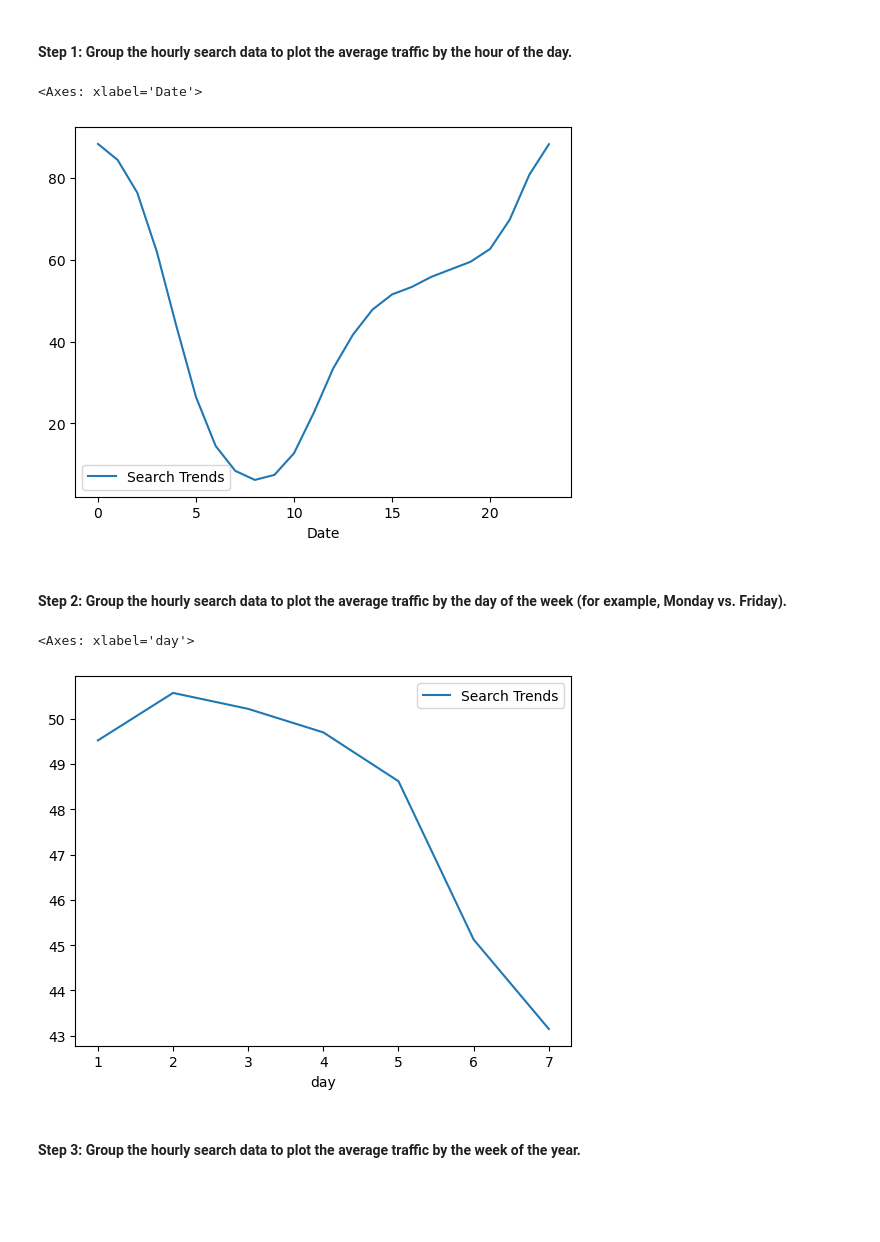
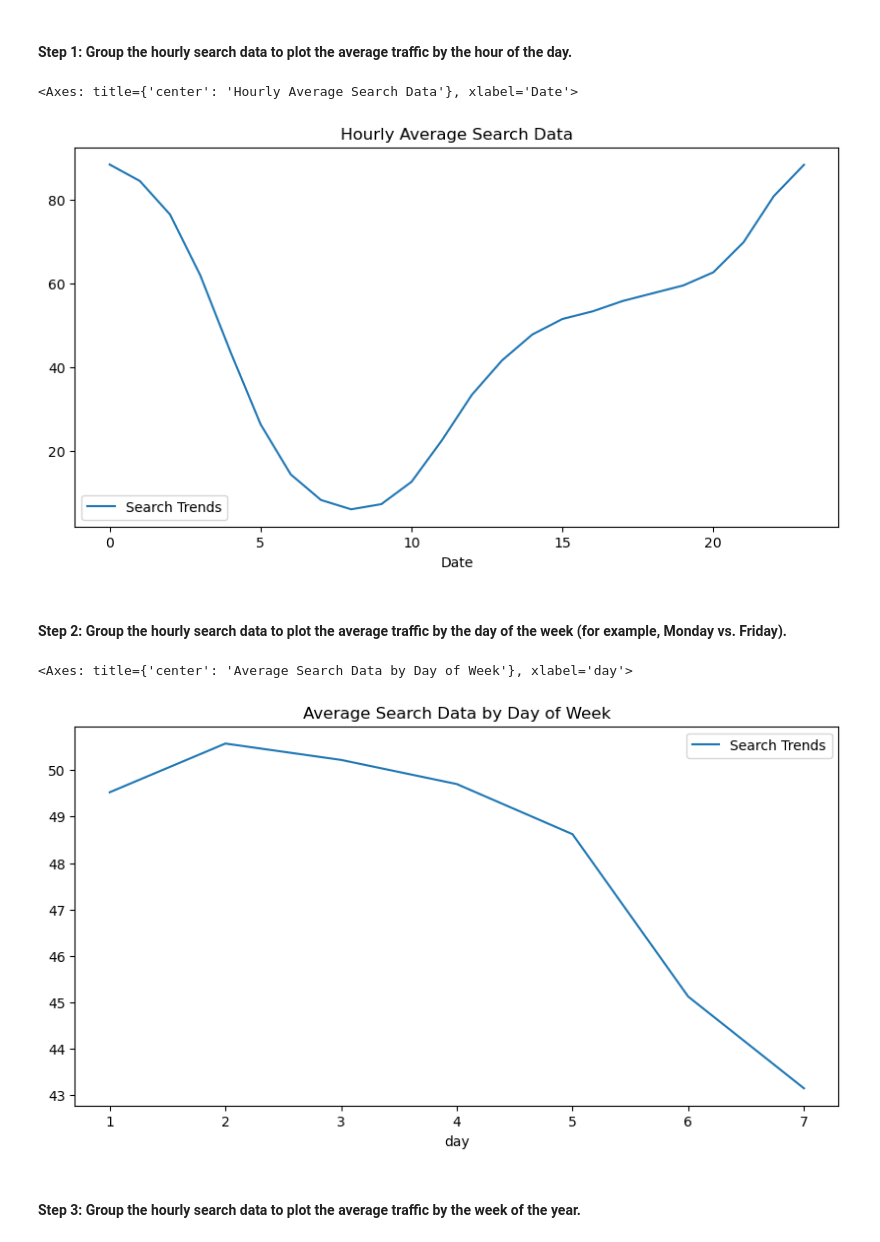
Before and after one commit to elcooney/prophet-challenge, a Jupyter notebook: forecasting_net_prophet.ipynb, the cells around one changed output. Saved outputs shown, nothing was run; the diff lists cells and outputs as text; code cells hidden in the pictures; blank space fills up the shorter version.

```diff
--- a/forecasting_net_prophet.ipynb
+++ b/forecasting_net_prophet.ipynb
@@ -171,17 +171,19 @@ To that end, you want to mine the search traffic data for predictable seasonal p
 # %%
 # Group the hourly search data to plot the average traffic by the day of week, using `df.index.hour`
 hourly_traffic = df_mercado_trends.groupby([df_mercado_trends.index.hour]).mean()
-hourly_traffic.plot()
+hourly_traffic.plot(title="Hourly Average Search Data", figsize=[10,5])
 # %% [output]
-<Axes: xlabel='Date'>
+<Axes: title={'center': 'Hourly Average Search Data'}, xlabel='Date'>
-[figure, old version]
+[figure, new version]
 # %% [markdown]
 #### Step 2: Group the hourly search data to plot the average traffic by the day of the week (for example, Monday vs. Friday).
 # %%
 # Group the hourly search data to plot the average traffic by the day of week, using `df.index.isocalendar().day`.
+hourly_traffic = df_mercado_trends.groupby([df_mercado_trends.index.isocalendar().day]).mean()
+hourly_traffic.plot(title="Average Search Data by Day of Week", figsize=[10,5])
 # %% [output]
-<Axes: xlabel='day'>
+<Axes: title={'center': 'Average Search Data by Day of Week'}, xlabel='day'>
-[figure, old version]
+[figure, new version]
 # %% [markdown]
 #### Step 3: Group the hourly search data to plot the average traffic by the week of the year.
 # %%
```
Also changed, not shown: parts of 16 cells of this notebook.
